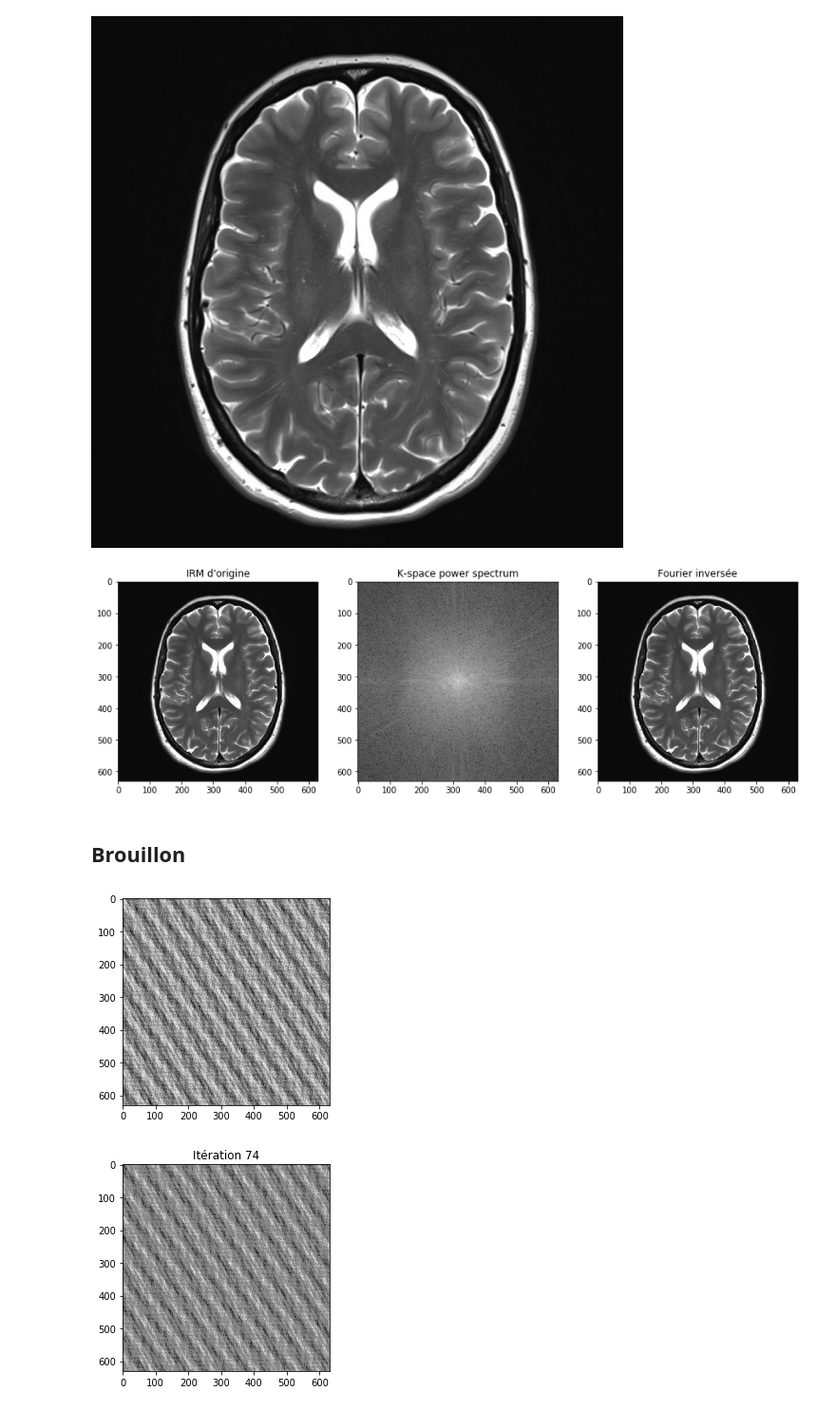
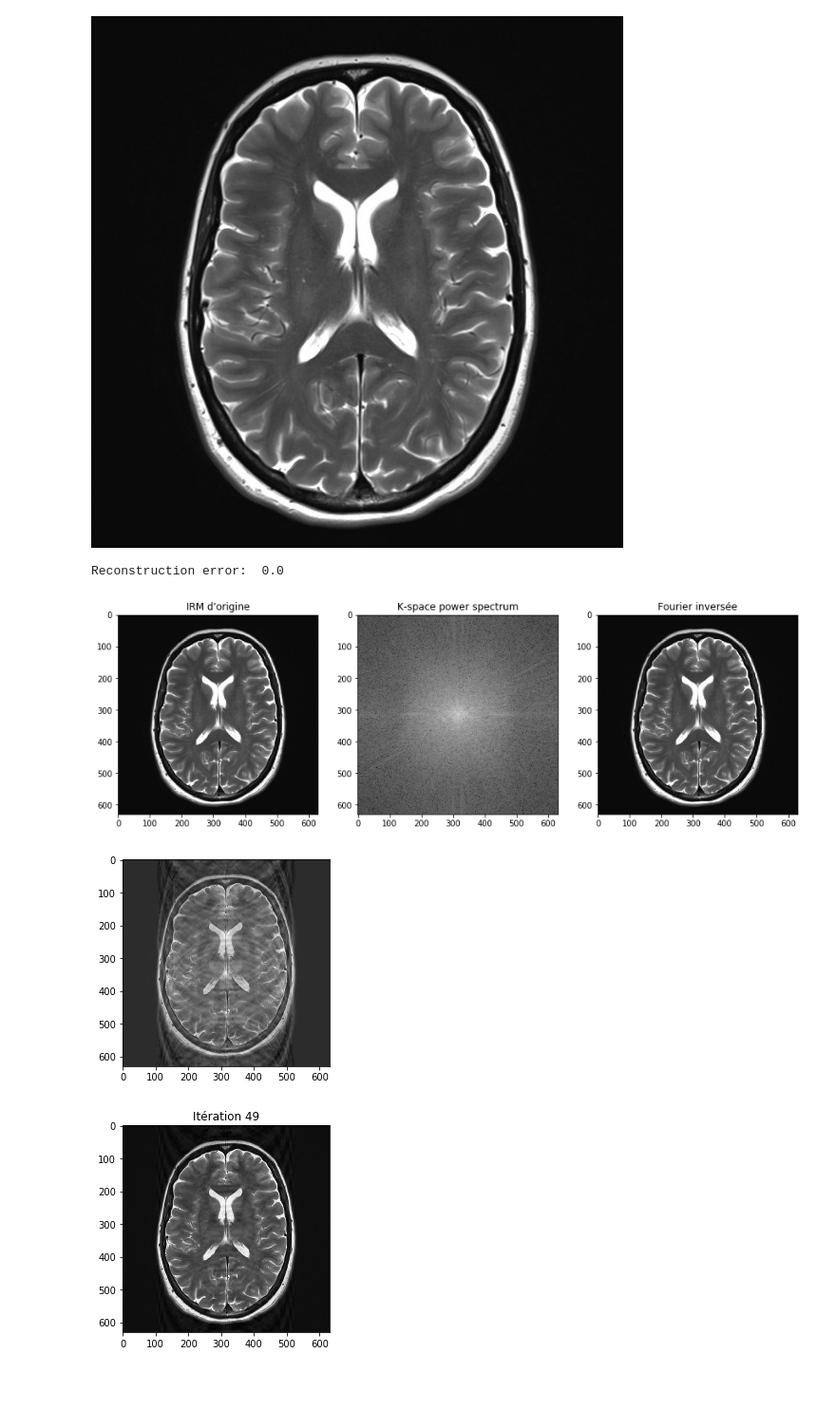
Before and after one commit to xylophong/compressed-sensing-MRI, a Jupyter notebook: CS-MRI_project.ipynb, the cells around one changed output. Shown at 95% size. Cells and saved outputs as stored; diff of their text form; code cells hidden in the pictures; blank space fills up the shorter version.

Commit message:
IRM reconstruction

```diff
--- a/CS-MRI_project.ipynb
+++ b/CS-MRI_project.ipynb
@@ -54,7 +54,8 @@ ax[2].set_title('Echantillons aléatoires');
 ## Reconstruction
 # %%
 def SoftThresh(y, t):
-    x_hat = np.sign(y) * np.maximum(np.abs(y)-t, 0)
+    #x_hat = np.sign(y) * np.maximum(np.abs(y)-t, 0)
+    x_hat = (y / np.abs(y)) * np.maximum(np.abs(y)-t, 0)
     return x_hat
 # %%
 l = 0.01
@@ -107,38 +108,42 @@ ax[1].imshow(np.log10(brain_fourier_powerspect.real), cmap='gray')
 ax[1].set_title('K-space power spectrum')
 ax[2].imshow(np.fft.ifft2(brain_fourier).real, cmap='gray')
 ax[2].set_title('Fourier inversée');
+
+error = np.abs(np.linalg.norm(brain) - np.linalg.norm(np.fft.ifft2(brain_fourier_shift))) / np.linalg.norm(brain)
+print('Reconstruction error: ', error)
 # %% [output]
+Reconstruction error:  0.0
 [figure]
-# %% [markdown]
-## Brouillon
 # %%
 brain_under = np.zeros(brain_fourier.shape, dtype='complex')
-sample_x = np.random.choice(brain_fourier.shape[0], int(brain_fourier.shape[0] / 1))
-sample_y = np.random.choice(brain_fourier.shape[0], int(brain_fourier.shape[0] / 1))
-brain_under[sample_x, sample_y] = brain_fourier[sample_x, sample_y]
 
-brain_rec = np.fft.ifft2(brain_under) * 1
+p = 0.65
+mask = np.random.binomial(1, p, size=brain_fourier.shape[0]).astype(np.bool)
+brain_under[mask] = brain_fourier_shift[mask]
+brain_under = np.fft.ifftshift(brain_under)
 
-plt.imshow(brain_rec.real, cmap='Greys');
+brain_rec = np.fft.ifft2(brain_under)
+
+plt.imshow(brain_rec.real, cmap='gray');
 # %% [output]
-[figure, old version]
+[figure, new version]
 # %%
-l = 0.01
-n_iter = 75
+l = 3.
+n_iter = 50
 
 Y = brain_under
 Xi = Y
 
 for i in range(n_iter):
     xi = np.fft.ifft2(Xi)
     xi_st = SoftThresh(xi.real, l)
     Xi = np.fft.fft2(xi_st)
     Xi = Xi * (Y==0) + Y
 
     plt.close()
     plt.imshow(xi.real, cmap='gray')
     plt.title('Itération %d' % i)
     display.display(plt.gcf())
     display.clear_output(wait=True)
 # %% [output]
-[figure, old version]
+[figure, new version]
```
